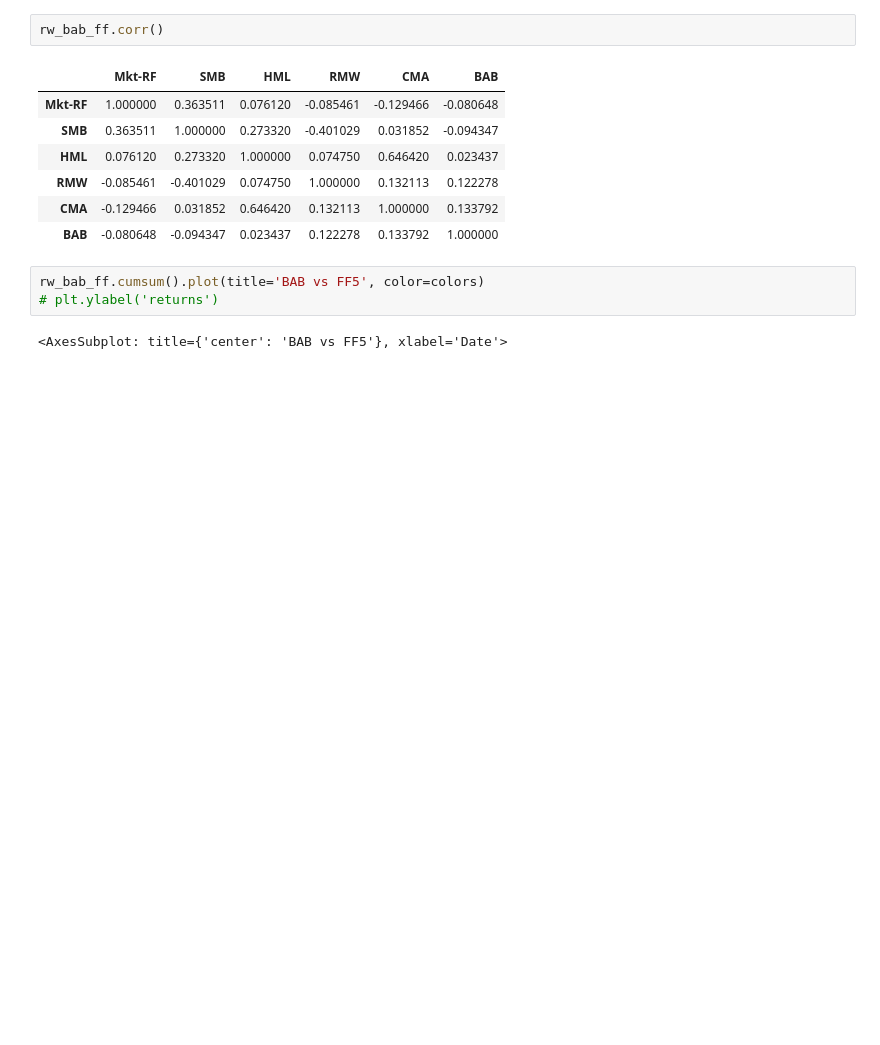
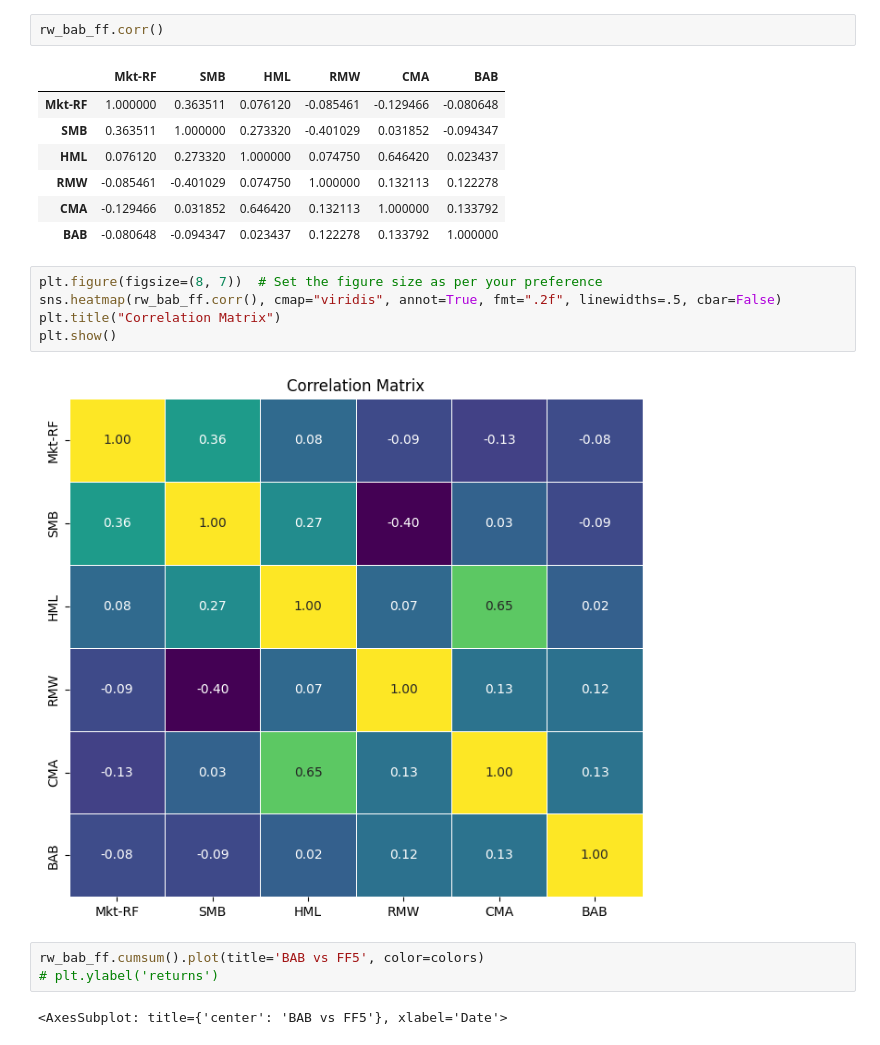
Before and after one commit to ryanczm/Betting-Against-Beta, a Jupyter notebook: bab.ipynb, the cells around one changed output. Drawn from its saved outputs; the diff is of its cells as text; blank space fills up the shorter version.

```diff
--- a/bab.ipynb
+++ b/bab.ipynb
@@ -171,6 +171,13 @@ rw_bab_ff.corr()
 | RMW | -0.085461 | -0.401029 | 0.074750 | 1.000000 | 0.132113 | 0.122278 |
 | CMA | -0.129466 | 0.031852 | 0.646420 | 0.132113 | 1.000000 | 0.133792 |
 | BAB | -0.080648 | -0.094347 | 0.023437 | 0.122278 | 0.133792 | 1.000000 |
+# %%
+plt.figure(figsize=(8, 7))  # Set the figure size as per your preference
+sns.heatmap(rw_bab_ff.corr(), cmap="viridis", annot=True, fmt=".2f", linewidths=.5, cbar=False)
+plt.title("Correlation Matrix")
+plt.show()
+# %% [output]
+[figure, added]
 # %%
 rw_bab_ff.cumsum().plot(title='BAB vs FF5', color=colors)
 # plt.ylabel('returns')
```
Also changed, not shown: parts of 3 cells of this notebook, 2 other files.
